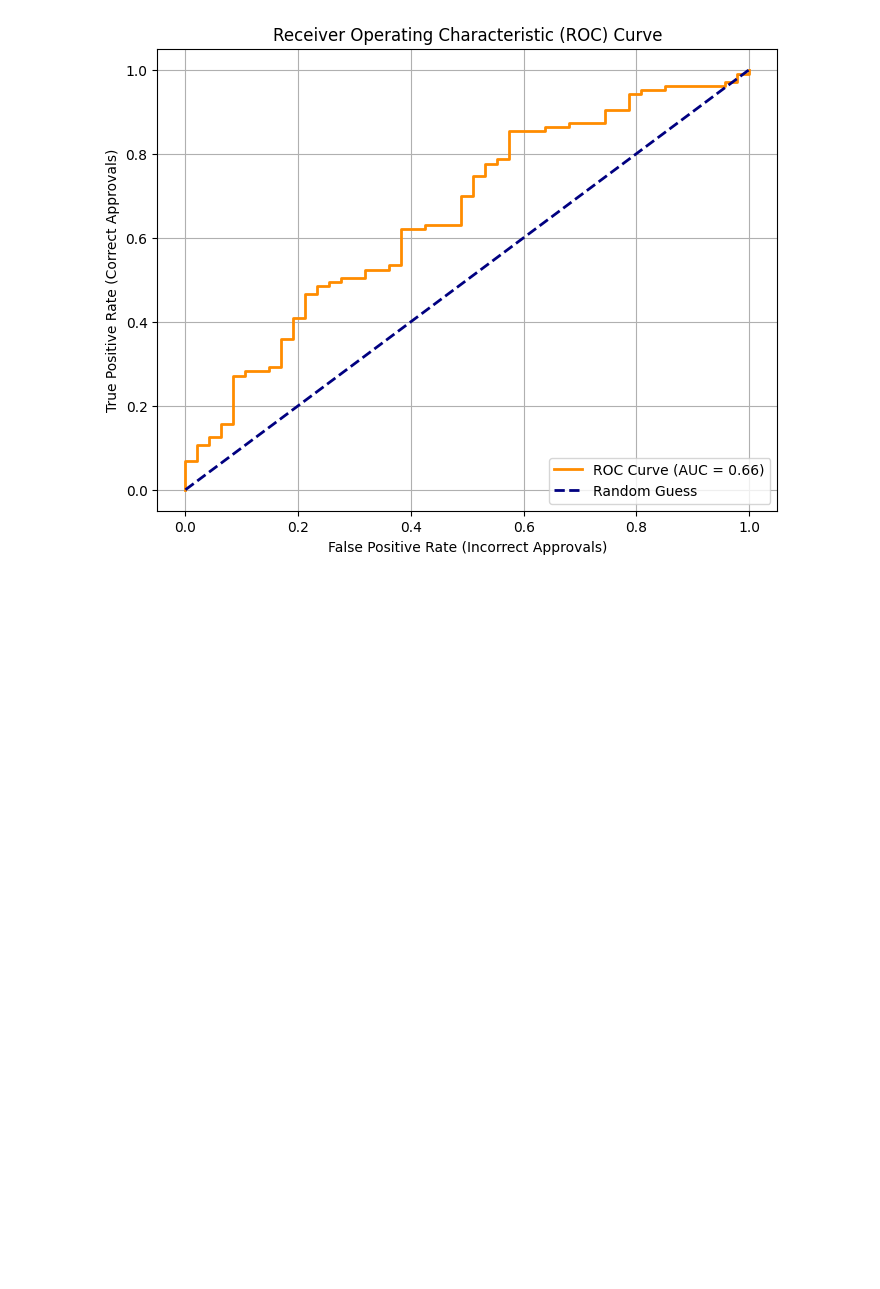
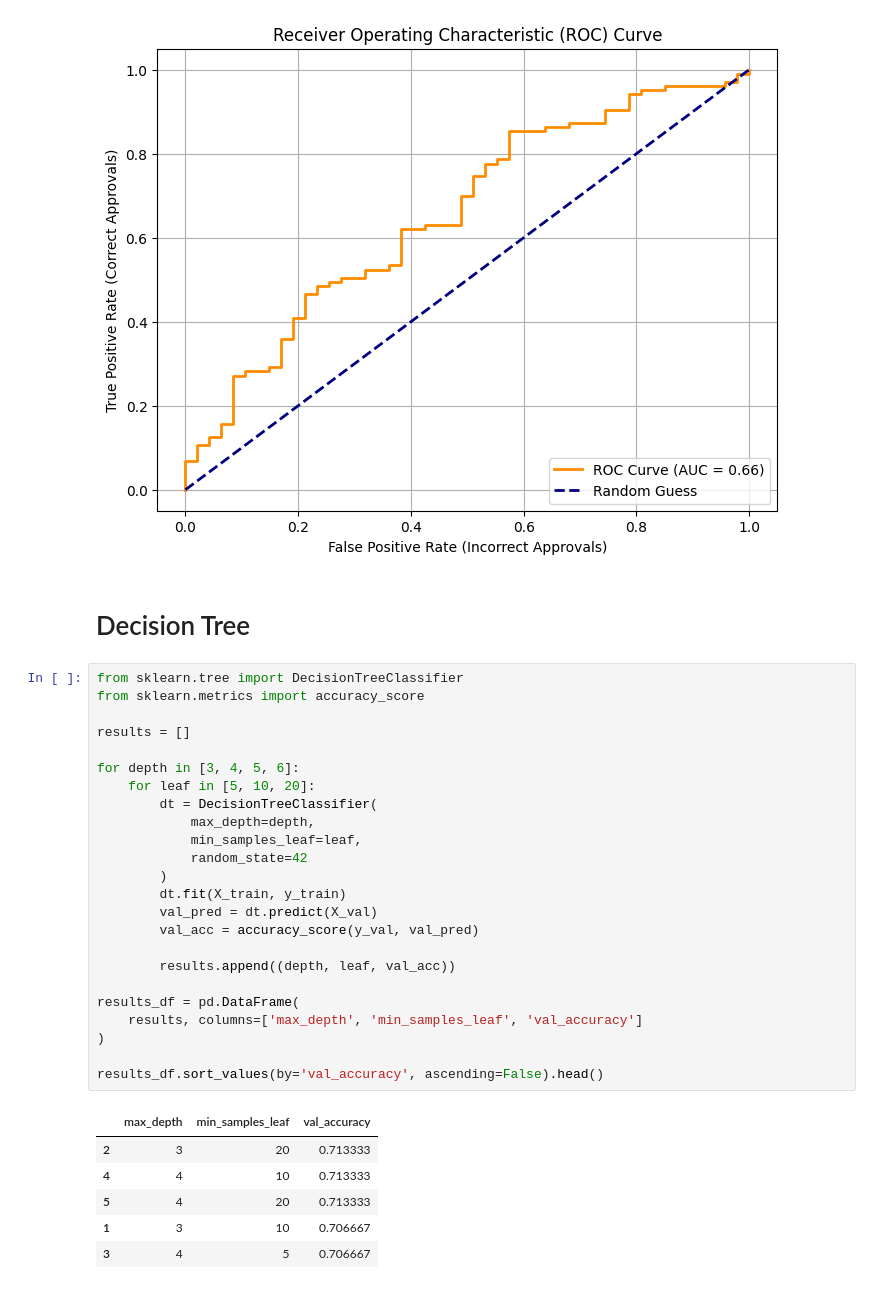
Before and after one commit to yicikek/DataMining_GP1, a Jupyter notebook: wie3007-gp1.ipynb, the cells around one changed output. Saved outputs shown, nothing was run; the diff lists cells and outputs as text; blank space fills up the shorter version.

```diff
--- a/wie3007-gp1.ipynb
+++ b/wie3007-gp1.ipynb
@@ -561,3 +560,36 @@ plt.show()
 # %% [output]
 ROC-AUC Score: 0.6567 (Higher is better)
 [figure]
+# %% [markdown]
+# Decision Tree
+# %%
+from sklearn.tree import DecisionTreeClassifier
+from sklearn.metrics import accuracy_score
+
+results = []
+
+for depth in [3, 4, 5, 6]:
+    for leaf in [5, 10, 20]:
+        dt = DecisionTreeClassifier(
+            max_depth=depth,
+            min_samples_leaf=leaf,
+            random_state=42
+        )
+        dt.fit(X_train, y_train)
+        val_pred = dt.predict(X_val)
+        val_acc = accuracy_score(y_val, val_pred)
+
+        results.append((depth, leaf, val_acc))
+
+results_df = pd.DataFrame(
+    results, columns=['max_depth', 'min_samples_leaf', 'val_accuracy']
+)
+
+results_df.sort_values(by='val_accuracy', ascending=False).head()
+# %% [output]
+|  | max_depth | min_samples_leaf | val_accuracy |
+| 2 | 3 | 20 | 0.713333 |
+| 4 | 4 | 10 | 0.713333 |
+| 5 | 4 | 20 | 0.713333 |
+| 1 | 3 | 10 | 0.706667 |
+| 3 | 4 | 5 | 0.706667 |
```
Also changed, not shown: parts of 7 cells of this notebook.
